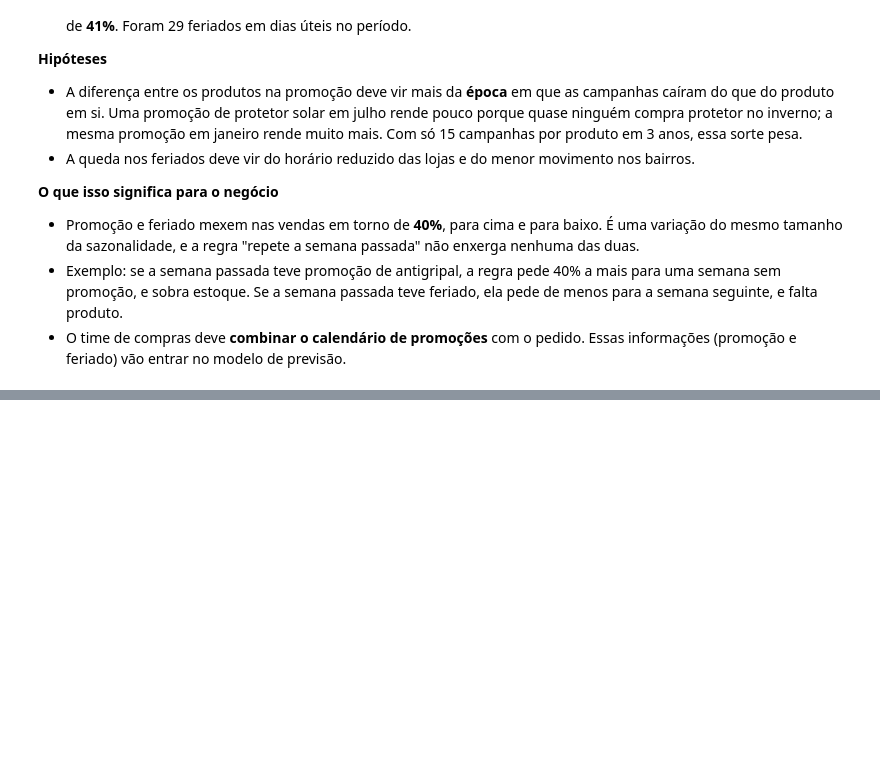
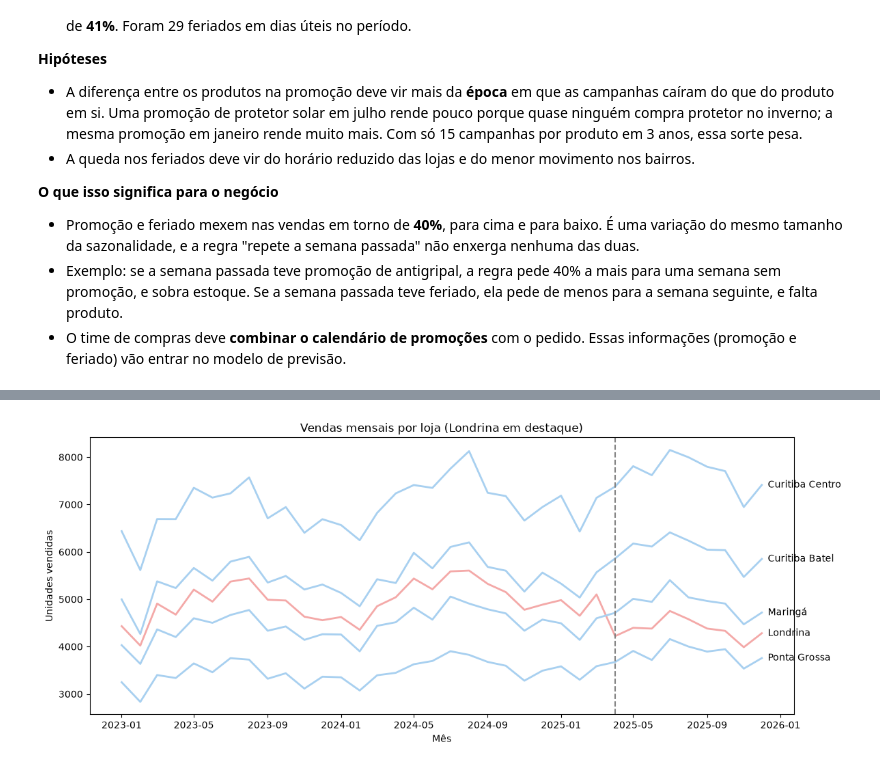
Before and after one commit to ricardo-paganini/pharmacy-demand-forecast, a Jupyter notebook: pharmacy_demand_forecast.ipynb, the cells around one changed output, grey strips where cells are left out. Cells and saved outputs as stored; diff of their text form; code cells hidden in the pictures; blank space fills up the shorter version.

Commit message:
Add EDA question 4: store comparison

```diff
--- a/pharmacy_demand_forecast.ipynb
+++ b/pharmacy_demand_forecast.ipynb
@@ -574,0 +579,9 @@ Variação no feriado: -40.7 %
+# %%
+store_sales = sales_clean.merge(stores[['store_id', 'store_name']], on='store_id')
+store_sales['year'] = store_sales['date'].dt.year
+
+store_yearly = store_sales.pivot_table(index='store_name', columns='year', values='units_sold', aggfunc='sum')
+store_yearly['growth_2024_pct'] = ((store_yearly[2024] / store_yearly[2023] - 1) * 100).round(1)
+store_yearly['growth_2025_pct'] = ((store_yearly[2025] / store_yearly[2024] - 1) * 100).round(1)
+
+store_yearly.sort_values(2025, ascending=False)
@@ -574,0 +596,23 @@ Variação no feriado: -40.7 %
+# %%
+monthly_store = (
+    store_sales.groupby(['store_name', pd.Grouper(key='date', freq='MS')])['units_sold']
+    .sum()
+    .reset_index()
+)
+
+palette = {name: '#a8d0f0' for name in stores['store_name']}
+palette['Londrina'] = '#f4a9a8'
+
+fig, ax = plt.subplots(figsize=(12, 5))
+sns.lineplot(data=monthly_store, x='date', y='units_sold', hue='store_name', palette=palette, linewidth=2, legend=False, ax=ax)
+for name, data in monthly_store.groupby('store_name'):
+    last = data.iloc[-1]
+    ax.text(last['date'] + pd.Timedelta(days=10), last['units_sold'], name, va='center')
+ax.axvline(pd.Timestamp('2025-04-01'), color='gray', linestyle='--')
+ax.set_title('Vendas mensais por loja (Londrina em destaque)')
+ax.set_xlabel('Mês')
+ax.set_ylabel('Unidades vendidas')
+plt.tight_layout()
+plt.show()
+# %% [output]
+[figure, added]
```
Also changed, not shown: parts of 4 cells of this notebook.
